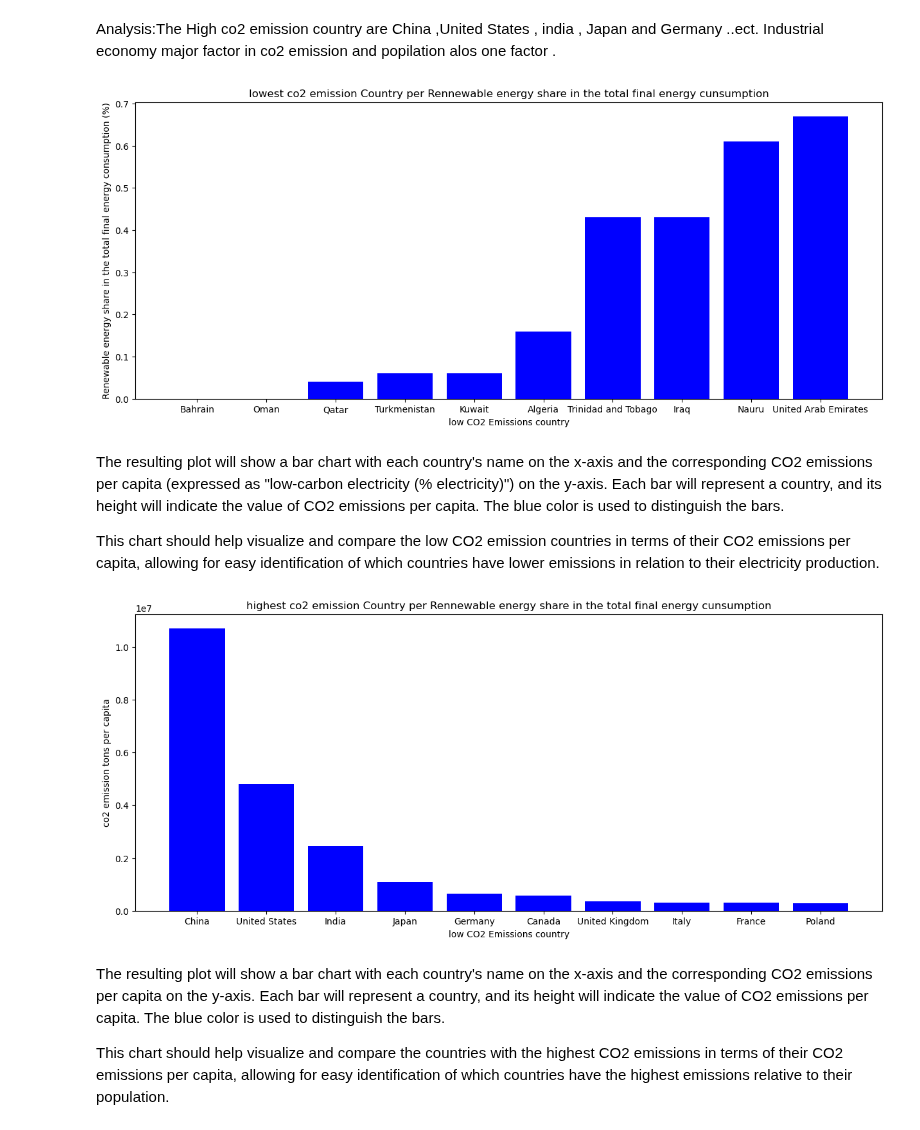
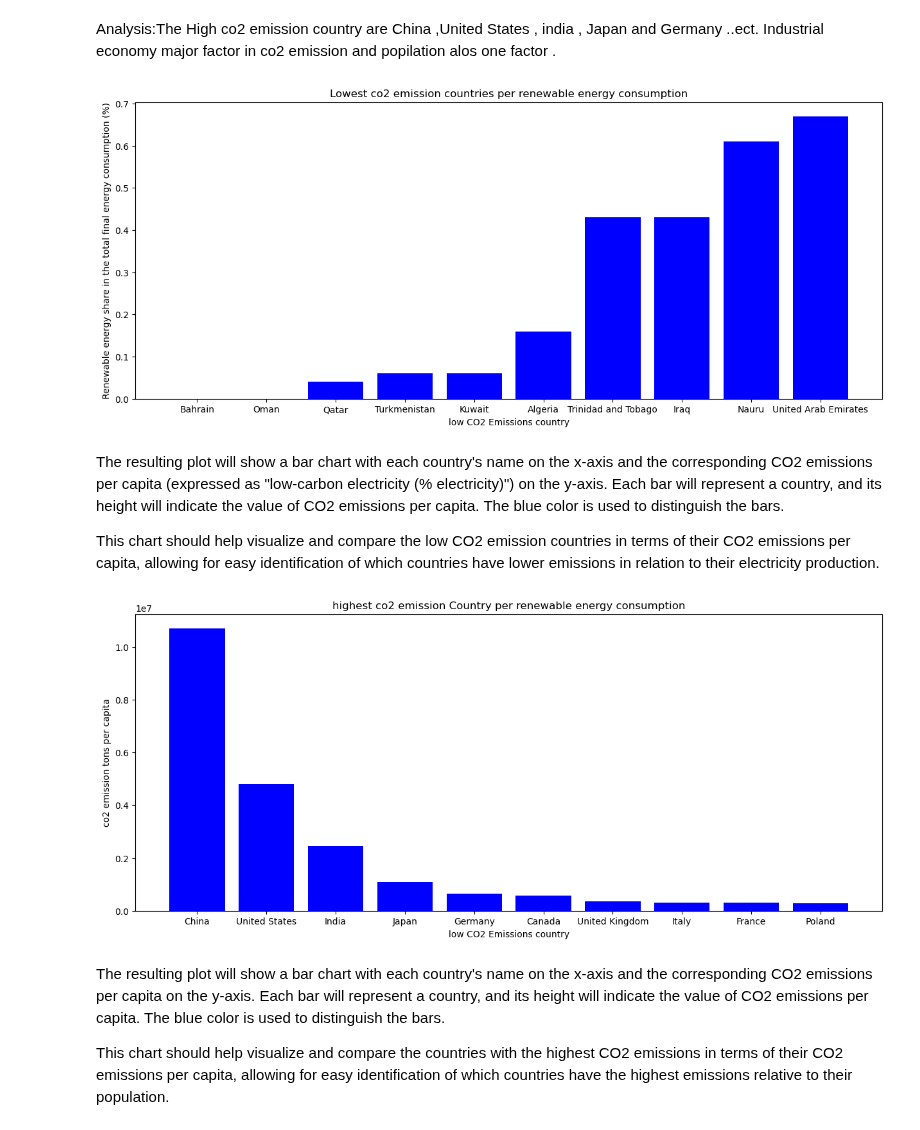
Before and after one commit to yosieph/Project1, a Jupyter notebook: project1.ipynb, the cells around one changed output. Drawn from its saved outputs; the diff is of its cells as text; code cells hidden in the pictures.

```diff
--- a/project1.ipynb
+++ b/project1.ipynb
@@ -701,10 +709,10 @@ plt.figure(figsize=(15,6))
 plt.bar(x,y ,color=['blue'])
 plt.xlabel('low CO2 Emissions country')
 plt.ylabel('Renewable energy share in the total final energy consumption (%)')
-plt.title('lowest co2 emission Country per Rennewable energy share in the total final energy cunsumption')
+plt.title('Lowest co2 emission countries per renewable energy consumption')
 plt.show()
 # %% [output]
-[figure, old version]
+[figure, new version]
 # %% [markdown]
 The resulting plot will show a bar chart with each country's name on the x-axis and the corresponding CO2 emissions per capita (expressed as "low-carbon electricity (% electricity)") on the y-axis.
 Each bar will represent a country, and its height will indicate the value of CO2 emissions per capita.
@@ -715,18 +723,18 @@ allowing for easy identification of which countries have lower emissions in rela
 # %%
 x=highest_Co2_Emission_countries[('Country')]
 y=highest_Co2_Emission_countries[('co2 Emissions (metric tons per capita)')]
 plt.figure(figsize=(15,6))
 plt.bar(x,y ,color=['blue'])
 plt.xlabel('low CO2 Emissions country')
 plt.ylabel('co2 emission tons per capita')
-plt.title('highest co2 emission Country per Rennewable energy share in the total final energy cunsumption')
+plt.title('highest co2 emission Country per renewable energy consumption')
 
 
 plt.savefig("output_data/bar graph - highest.png", bbox_inches='tight')
 
 plt.show()
 # %% [output]
-[figure, old version]
+[figure, new version]
 # %% [markdown]
 The resulting plot will show a bar chart with each country's name on the x-axis and the corresponding CO2 emissions per capita on the y-axis.
  Each bar will represent a country, and its height will indicate the value of CO2 emissions per capita.
```
Also changed, not shown: parts of 9 cells of this notebook, 8 other files.
